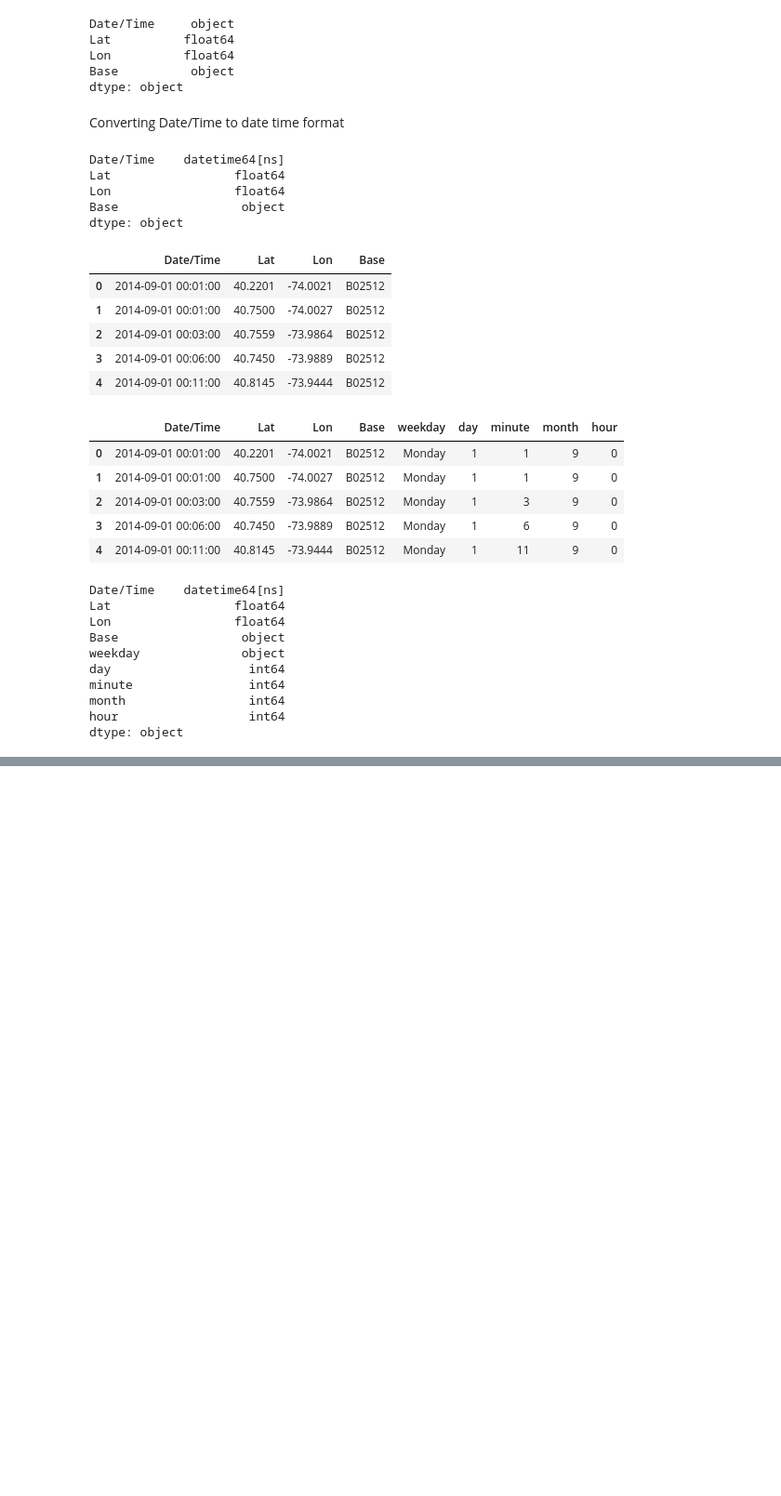
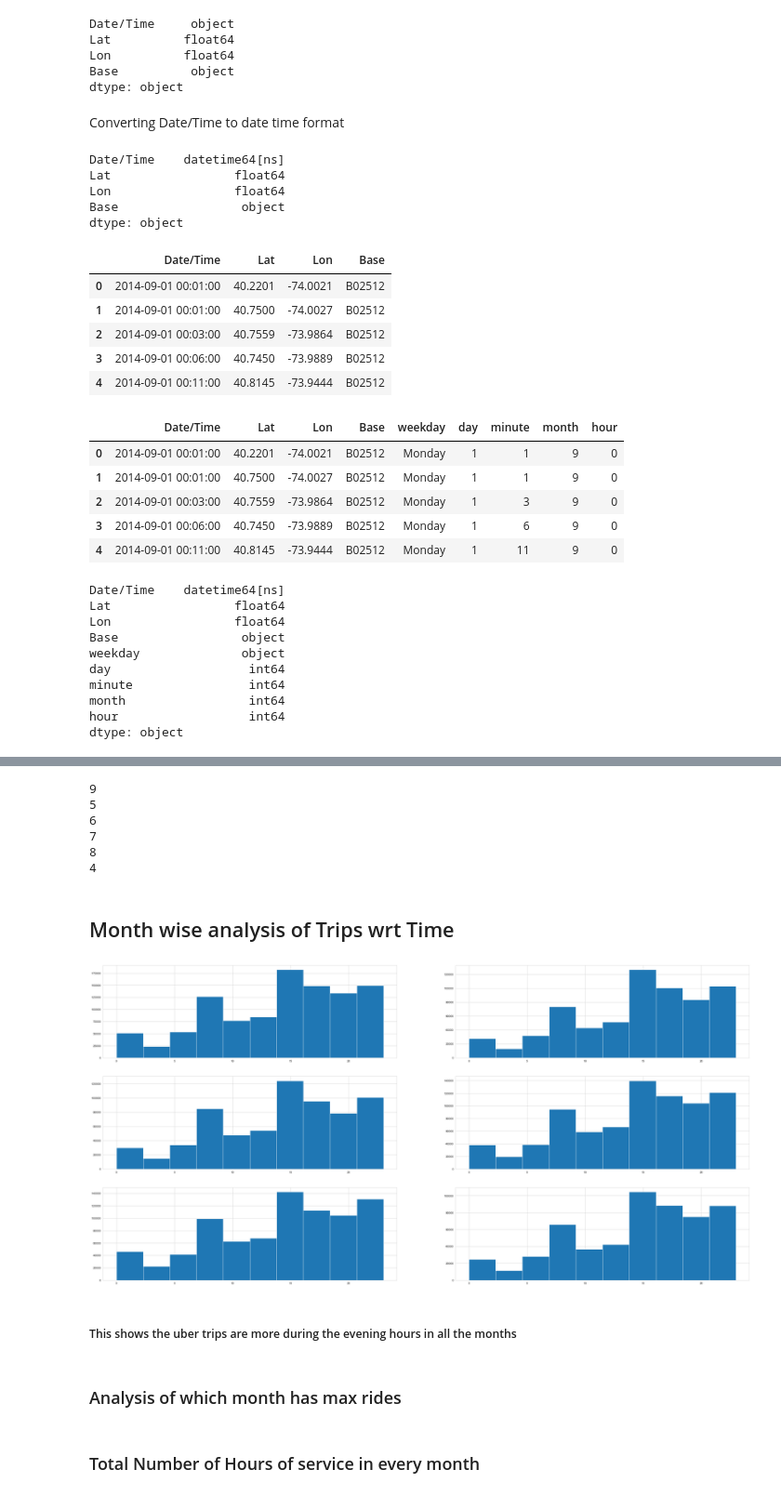
Before and after one commit to dsrao711/uber-newyork-data-analysis, a Jupyter notebook: UberDataAnalysis.ipynb, the cells around one changed output, grey strips where cells are left out. Shown at 93% size. Cells and saved outputs as stored; diff of their text form; code cells hidden in the pictures; blank space fills up the shorter version.

Commit message:
Analyzed max uber tips monthly , daily , weekly and on hourly basis

```diff
--- a/UberDataAnalysis.ipynb
+++ b/UberDataAnalysis.ipynb
@@ -170,0 +169,23 @@ Name: month, Length: 1028136, dtype: int64>
+# %%
+for i , month in enumerate(df['month'].unique()):
+    print(month)
+# %% [output]
+9
+5
+6
+7
+8
+4
+# %% [markdown]
+## Month wise analysis of Trips wrt Time
+# %%
+plt.figure(figsize=(40,20))
+for i,month in enumerate(df['month'].unique()):
+    plt.subplot(3,2,i+1)
+    df[df['month']==month]['hour'].hist()
+# %% [output]
+[figure, added]
+# %% [markdown]
+##### This shows the uber trips are more during the evening hours in all the months
+# %% [markdown]
+### Analysis of which month has max rides
@@ -170,0 +196,2 @@ Name: month, Length: 1028136, dtype: int64>
+# %% [markdown]
+### Total Number of Hours of service in every month
```
Also changed, not shown: parts of 33 cells of this notebook.
